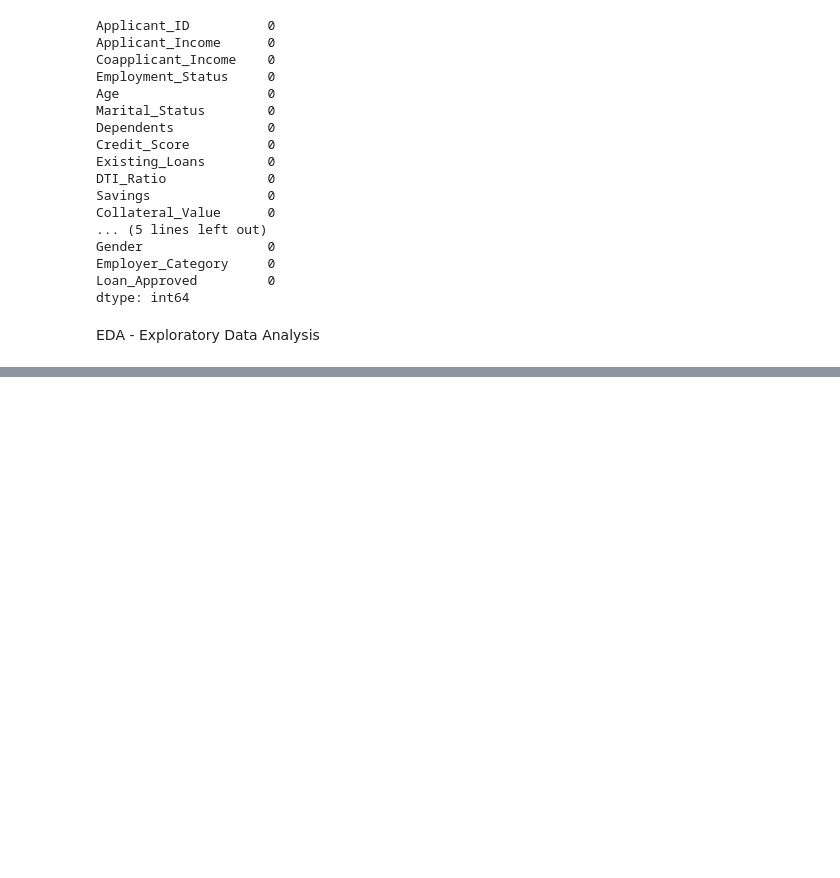
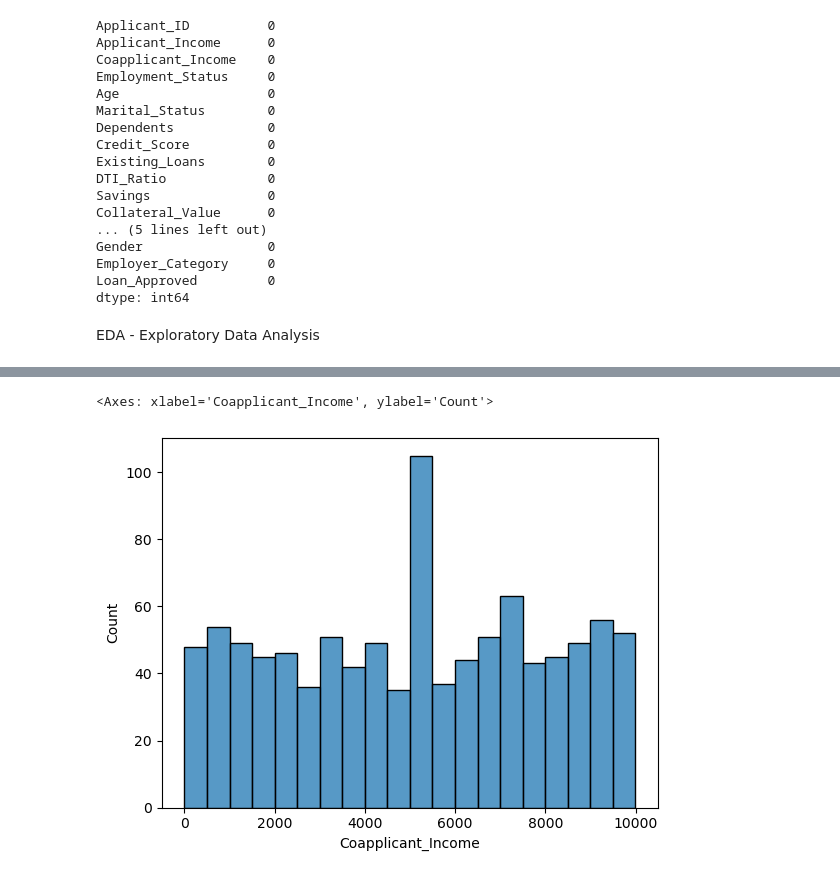
Before and after one commit to Tushar0326/Credit-Report-Anaylsis-, a Jupyter notebook: credit_wise.ipynb, the cells around one changed output, grey strips where cells are left out. Cells and saved outputs as stored; diff of their text form; code cells hidden in the pictures; blank space fills up the shorter version.

```diff
--- a/credit_wise.ipynb
+++ b/credit_wise.ipynb
@@ -75,0 +110,9 @@ EDA - Exploratory Data Analysis
+# %%
+sns.histplot(
+    data = df,
+    x = "Coapplicant_Income",
+    bins=20
+)
+# %% [output]
+<Axes: xlabel='Coapplicant_Income', ylabel='Count'>
+[figure, added]
```
Also changed, not shown: parts of 36 cells of this notebook.
